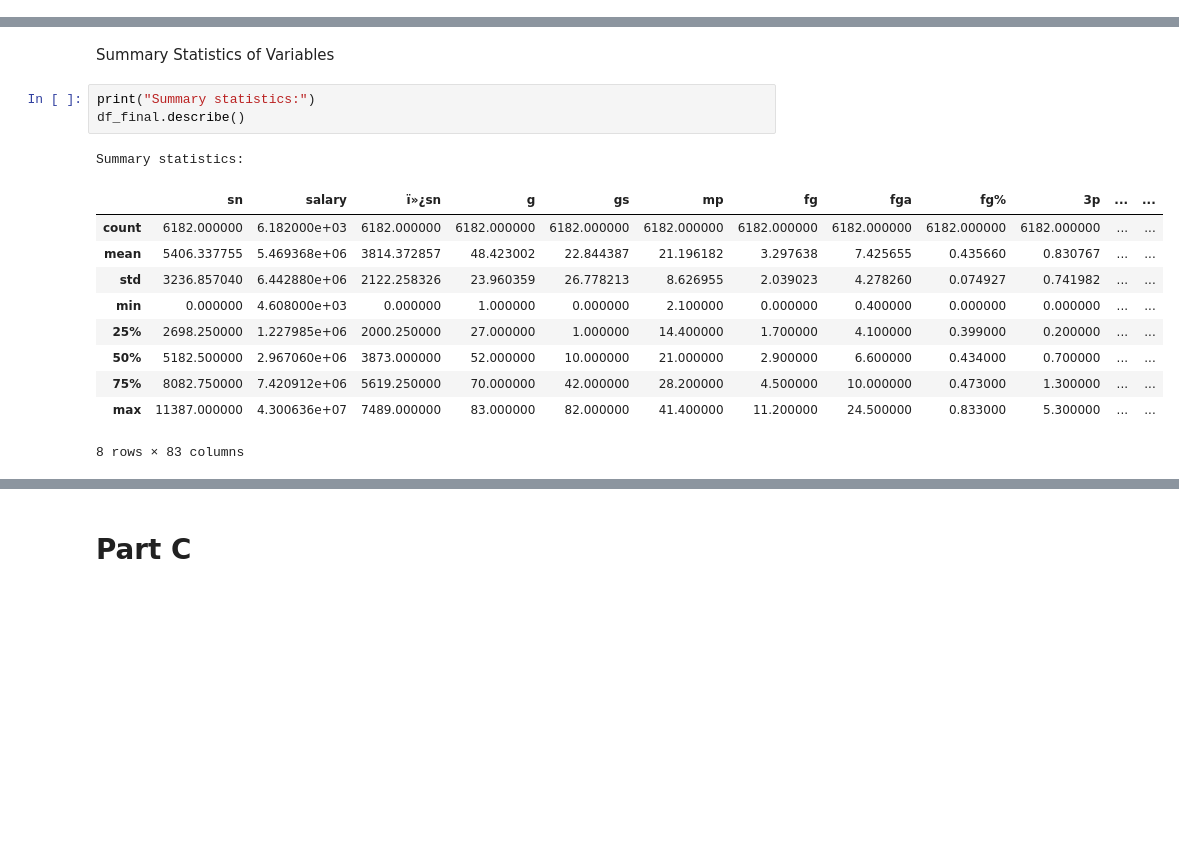
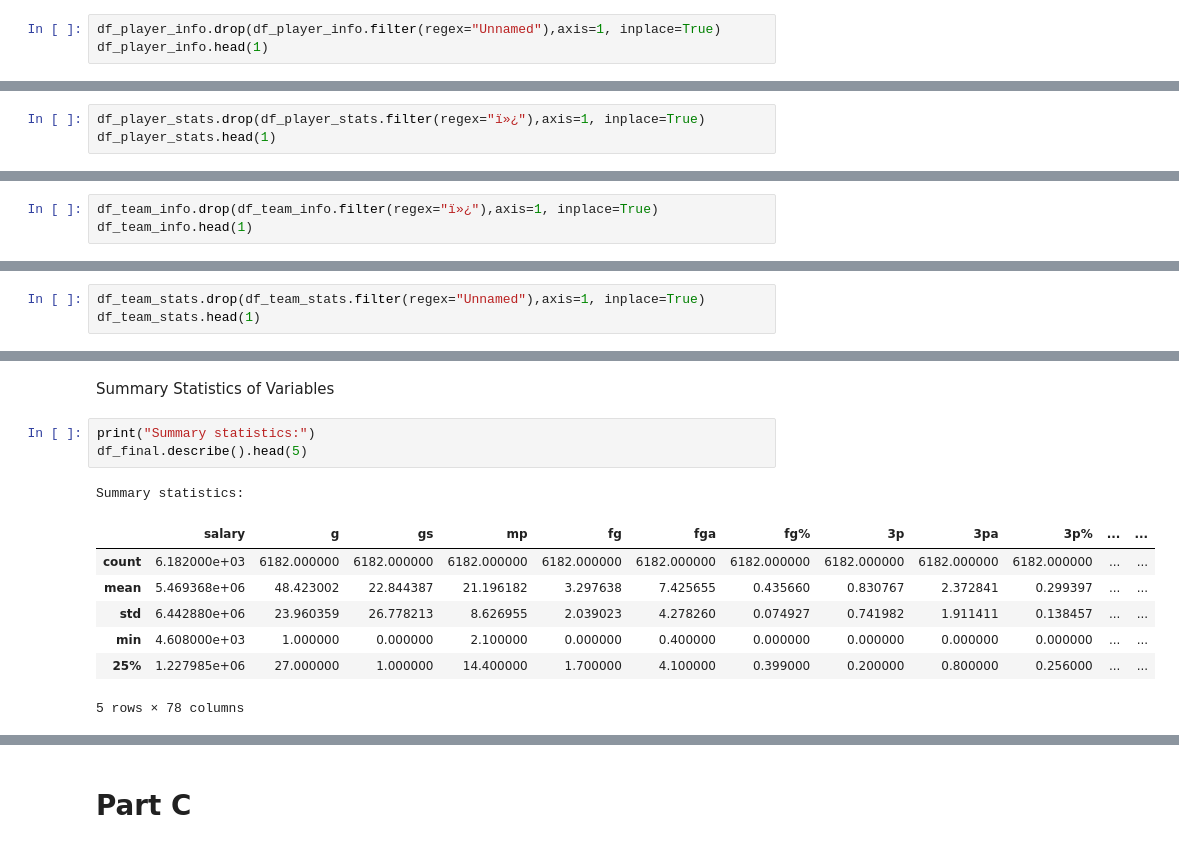
Before and after one commit to ongyl88/IS5126, a Jupyter notebook: IS5126_Guided_Project.ipynb, the cells around one changed output, grey strips where cells are left out. Drawn from its saved outputs; the diff is of its cells as text; blank space fills up the shorter version.

```diff
--- a/IS5126_Guided_Project.ipynb
+++ b/IS5126_Guided_Project.ipynb
@@ -91,0 +71,3 @@ df_team_stats.head(1)
+# %%
+df_player_info.drop(df_player_info.filter(regex="Unnamed"),axis=1, inplace=True)
+df_player_info.head(1)
@@ -91,0 +77,3 @@ df_team_stats.head(1)
+# %%
+df_player_stats.drop(df_player_stats.filter(regex="ï»¿"),axis=1, inplace=True)
+df_player_stats.head(1)
@@ -91,0 +84,3 @@ df_team_stats.head(1)
+# %%
+df_team_info.drop(df_team_info.filter(regex="ï»¿"),axis=1, inplace=True)
+df_team_info.head(1)
@@ -91,0 +90,3 @@ df_team_stats.head(1)
+# %%
+df_team_stats.drop(df_team_stats.filter(regex="Unnamed"),axis=1, inplace=True)
+df_team_stats.head(1)
@@ -716,19 +728,16 @@ df_final = df_main.loc[:, key_cols]
 Summary Statistics of Variables
 # %%
 print("Summary statistics:")
-df_final.describe()
+df_final.describe().head(5)
 # %% [output]
 Summary statistics:
-|  | sn | salary | ï»¿sn | g | gs | mp | fg | fga | fg% | 3p | ... | ... |
-| count | 6182.000000 | 6.182000e+03 | 6182.000000 | 6182.000000 | 6182.000000 | 6182.000000 | 6182.000000 | 6182.000000 | 6182.000000 | 6182.000000 | ... | ... |
-| mean | 5406.337755 | 5.469368e+06 | 3814.372857 | 48.423002 | 22.844387 | 21.196182 | 3.297638 | 7.425655 | 0.435660 | 0.830767 | ... | ... |
-| std | 3236.857040 | 6.442880e+06 | 2122.258326 | 23.960359 | 26.778213 | 8.626955 | 2.039023 | 4.278260 | 0.074927 | 0.741982 | ... | ... |
-| min | 0.000000 | 4.608000e+03 | 0.000000 | 1.000000 | 0.000000 | 2.100000 | 0.000000 | 0.400000 | 0.000000 | 0.000000 | ... | ... |
-| 25% | 2698.250000 | 1.227985e+06 | 2000.250000 | 27.000000 | 1.000000 | 14.400000 | 1.700000 | 4.100000 | 0.399000 | 0.200000 | ... | ... |
-| 50% | 5182.500000 | 2.967060e+06 | 3873.000000 | 52.000000 | 10.000000 | 21.000000 | 2.900000 | 6.600000 | 0.434000 | 0.700000 | ... | ... |
-| 75% | 8082.750000 | 7.420912e+06 | 5619.250000 | 70.000000 | 42.000000 | 28.200000 | 4.500000 | 10.000000 | 0.473000 | 1.300000 | ... | ... |
-| max | 11387.000000 | 4.300636e+07 | 7489.000000 | 83.000000 | 82.000000 | 41.400000 | 11.200000 | 24.500000 | 0.833000 | 5.300000 | ... | ... |
+|  | salary | g | gs | mp | fg | fga | fg% | 3p | 3pa | 3p% | ... | ... |
+| count | 6.182000e+03 | 6182.000000 | 6182.000000 | 6182.000000 | 6182.000000 | 6182.000000 | 6182.000000 | 6182.000000 | 6182.000000 | 6182.000000 | ... | ... |
+| mean | 5.469368e+06 | 48.423002 | 22.844387 | 21.196182 | 3.297638 | 7.425655 | 0.435660 | 0.830767 | 2.372841 | 0.299397 | ... | ... |
+| std | 6.442880e+06 | 23.960359 | 26.778213 | 8.626955 | 2.039023 | 4.278260 | 0.074927 | 0.741982 | 1.911411 | 0.138457 | ... | ... |
+| min | 4.608000e+03 | 1.000000 | 0.000000 | 2.100000 | 0.000000 | 0.400000 | 0.000000 | 0.000000 | 0.000000 | 0.000000 | ... | ... |
+| 25% | 1.227985e+06 | 27.000000 | 1.000000 | 14.400000 | 1.700000 | 4.100000 | 0.399000 | 0.200000 | 0.800000 | 0.256000 | ... | ... |
-8 rows × 83 columns
+5 rows × 78 columns
 # %%
 df_final.columns
 # %% [output]
```
Also changed, not shown: parts of 55 cells of this notebook, 9 other files.
